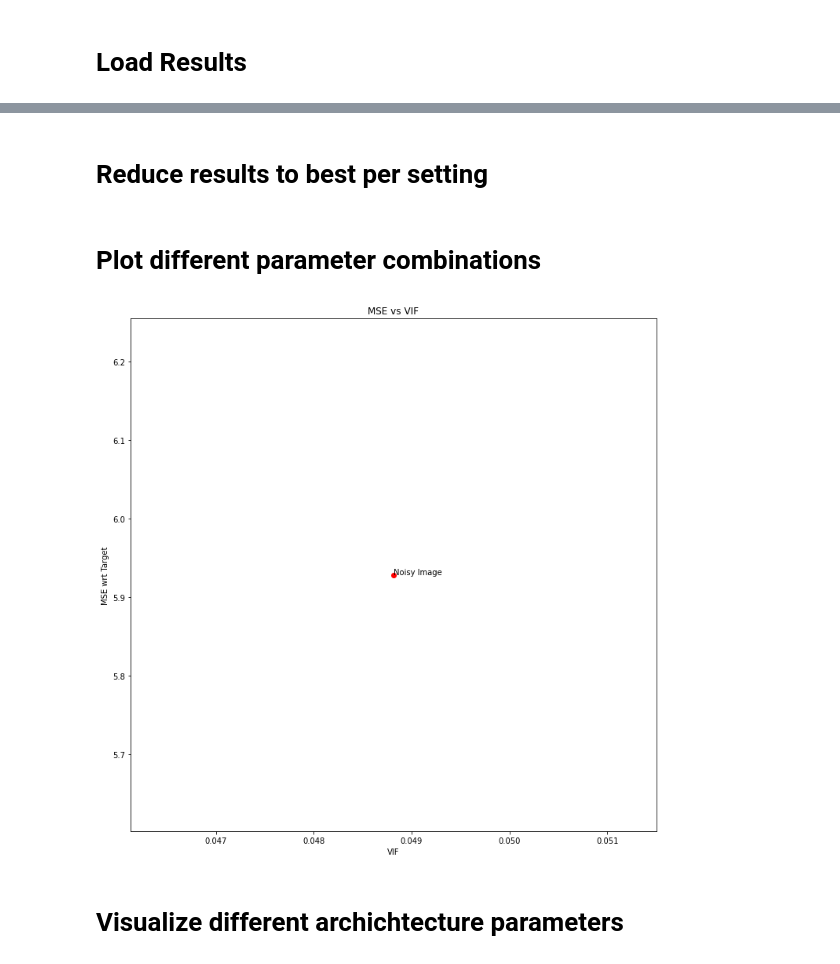
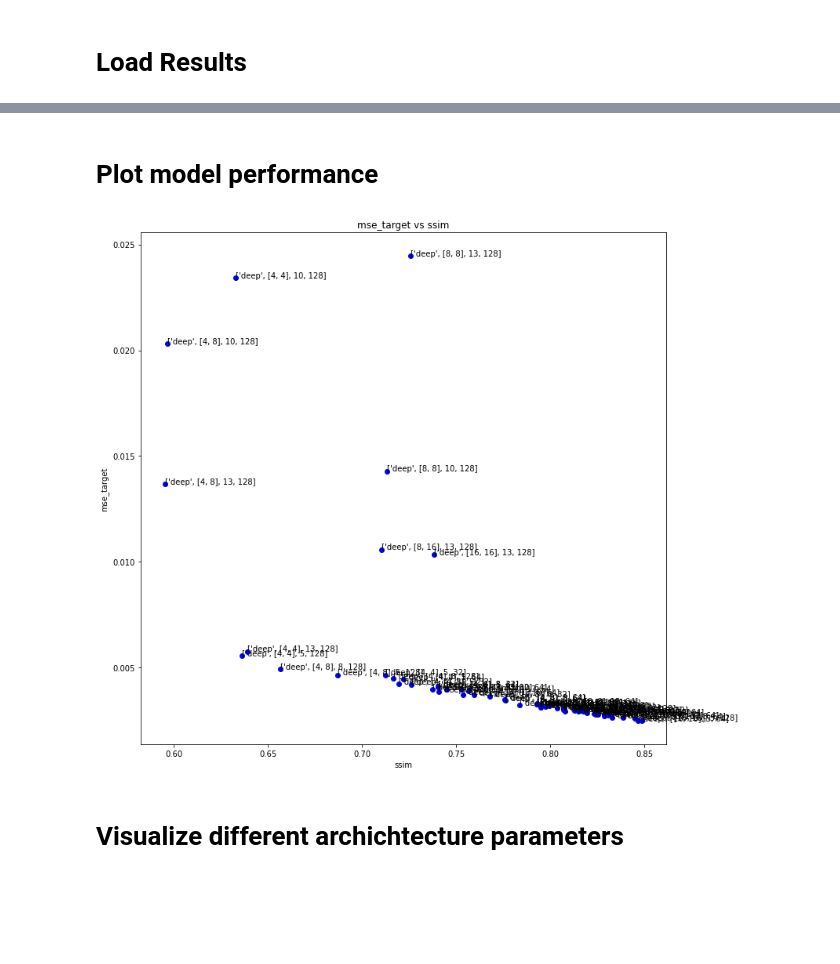
Before and after one commit to jkbg/DiffusionMRI, a Jupyter notebook: evaluate_gridsearch.ipynb, the cells around one changed output, grey strips where cells are left out. Drawn from its saved outputs; the diff is of its cells as text; code cells hidden in the pictures; blank space fills up the shorter version.

```diff
--- a/evaluate_gridsearch.ipynb
+++ b/evaluate_gridsearch.ipynb
@@ -57,3 +38,7 @@ Number of Runs loaded: 144
 # %%
-#number_of_images = math.floor(len(results)/600)
-#results = results[:number_of_images*600]
+gridsearch_running = True
+runs_per_image = 600
+if gridsearch_running:
+    number_of_images = math.floor(len(results)/runs_per_image)
+    results = results[:number_of_images*runs_per_image]
+    print(f'Number of Images processed: {number_of_images}')
@@ -62,9 +46,0 @@ Number of Runs loaded: 144
-# %%
-results.sort(key=lambda x: x.loss_wrt_target, reverse=False)
-images = list(map(lambda x: x.model_image, results))[:28]
-descriptions = list(map(lambda x: str(x.model_parameters) + f', {x.vif:.3f}', results))[:28]
-
-noisy_performance = calculate_noisy_performance(results)
-
-plot_image_grid(images, descriptions, ncols=4)
-plt.show()
@@ -73,2 +46,0 @@ plt.show()
-# %% [markdown]
-# Reduce results to best per setting
@@ -78,18 +47,28 @@ filtered_performances = filter(lambda x: x['psnr'] > 23.0, average_performances)
-# %% [markdown]
-# Plot different parameter combinations
+# %% [markdown]
+# Plot model performance
 # %%
+average_performances = calculate_model_performances(results)
+noisy_performance = calculate_noisy_performance(results)
+filtered_performances = average_performances
+#filtered_performances = filter(lambda x: x['mse_target'] < 0.01, average_performances)
+#filtered_performances = filter(lambda x: x['ssim'] > 0.85, average_performances)
+
 plt.figure(figsize=(12,12))
+
+x='ssim'
+y='mse_target'
+
 for performance in filtered_performances:
-    plt.scatter(performance['vif'], performance['psnr'], c='gray')
-    plt.annotate(str(performance['description']), (performance['vif'], performance['psnr']))
-plt.scatter(noisy_performance['vif'], noisy_performance['psnr'], c='red')
-plt.annotate('Noisy Image', (noisy_performance['vif'], noisy_performance['psnr']))
-plt.xlabel('VIF')
-plt.ylabel('MSE wrt Target')
-plt.title('MSE vs VIF')
+    plt.scatter(performance[x], performance[y], c='b')
+    plt.annotate(str(performance['description']), (performance[x], performance[y]))
+#plt.scatter(noisy_performance[x], noisy_performance[y], c='y')
+#plt.annotate('Noisy Image', (noisy_performance[x], noisy_performance[y]))
+plt.xlabel(x)
+plt.ylabel(y)
+plt.title(f'{y} vs {x}')
 plt.show()
 # %% [output]
-[figure, old version]
+[figure, new version]
 # %% [markdown]
 # Visualize different archichtecture parameters
 # %%
```
Also changed, not shown: parts of 14 cells of this notebook, 5 other files.
